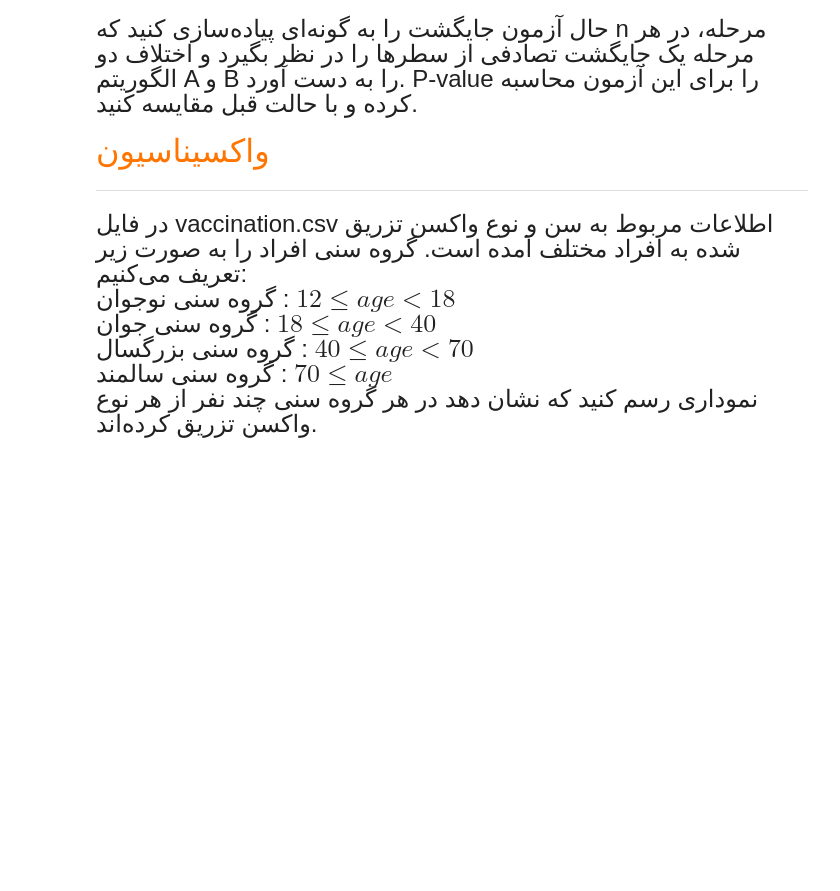
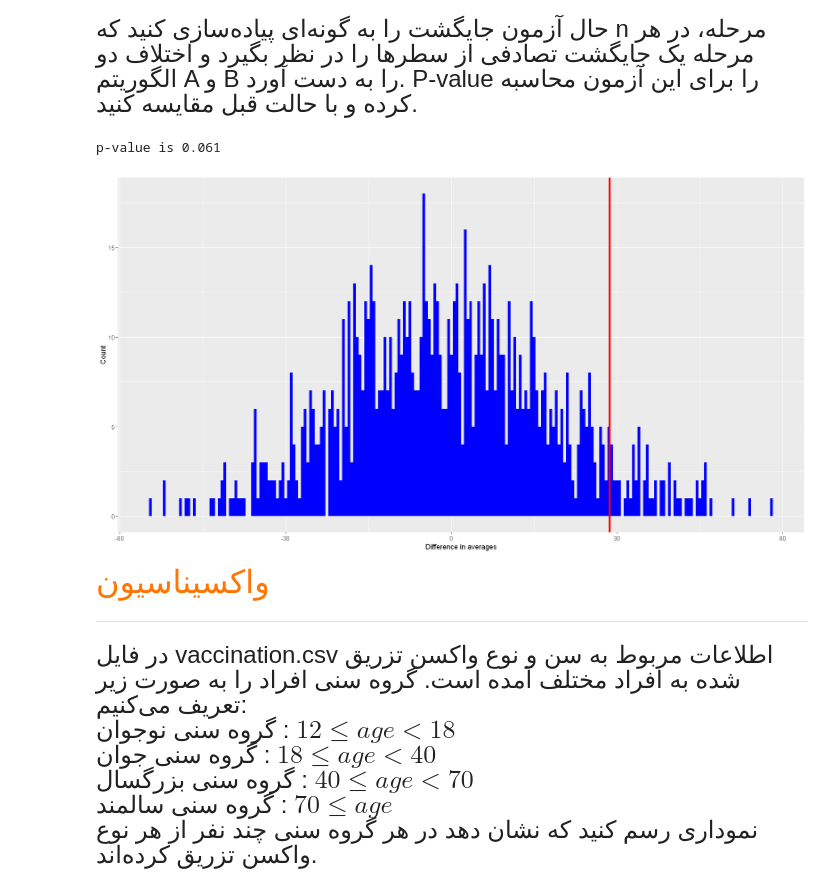
Before and after one commit to HirbodBehnam/EPS-Assignments, a Jupyter notebook: 4/Practical/HW4_Pr.ipynb, the cells around one changed output. Cells and saved outputs as stored; diff of their text form; code cells hidden in the pictures; blank space fills up the shorter version.

```diff
--- a/4/Practical/HW4_Pr.ipynb
+++ b/4/Practical/HW4_Pr.ipynb
@@ -76,3 +82,14 @@ AB_test_data <- read.csv("AB_test.csv", header=TRUE)
              ب) آزمون T را انجام داده و p-value را به‌دست آورید. با $\alpha = 0.05$ آیا می‌توان گفت الگوریتم B بهتر از A است؟
     </font>
 </div>
+# %%
+a_clicks <- AB_test_data[AB_test_data$algorithm == "A", ]$clicks_number
+b_clicks <- AB_test_data[AB_test_data$algorithm == "B", ]$clicks_number
+result <- t.test(x = b_clicks, y = a_clicks, alternative = "greater", paired = FALSE)
+print(result)
+cat("Difference in means is", mean(b_clicks) - mean(a_clicks), "\n")
+if (result$p.value > 0.05) {
+    print("We can't reject null hypothesis (we cant say b is better than a)")
+} else {
+    print("We have rejected null hypothesis (b is better than a)")
+}
@@ -90,3 +117,20 @@ n = 1000
+# %%
+n <- 1000
+simple_mean_diff <- mean(b_clicks) - mean(a_clicks)
+diffs <- sapply(1:n, function(i) {
+    combined <- sample(c(a_clicks, b_clicks))
+    new_a <- combined[1:length(a_clicks)]
+    new_b <- combined[(length(a_clicks) + 1):length(combined)]
+    return(mean(new_a) - mean(new_b))
+})
+print(ggplot(as.data.frame(diffs), aes(x = diffs)) +
+    geom_histogram(binwidth = 0.5, fill = I("blue")) +
+    geom_vline(xintercept = simple_mean_diff, color = "red", size = 1.5) +
+    labs(x = "Difference in averages", y = "Count"))
+cat("p-value is", length(diffs[diffs >= simple_mean_diff]) / length(diffs), "\n")
+# %% [output]
+p-value is 0.061
+[figure, added]
 # %% [markdown]
 <div dir = "rtl" style="direction:rtl;line-height:300%;">
 	<font face="XB Zar" size=5>
```
Also changed, not shown: parts of 9 cells of this notebook, 2 other files.
